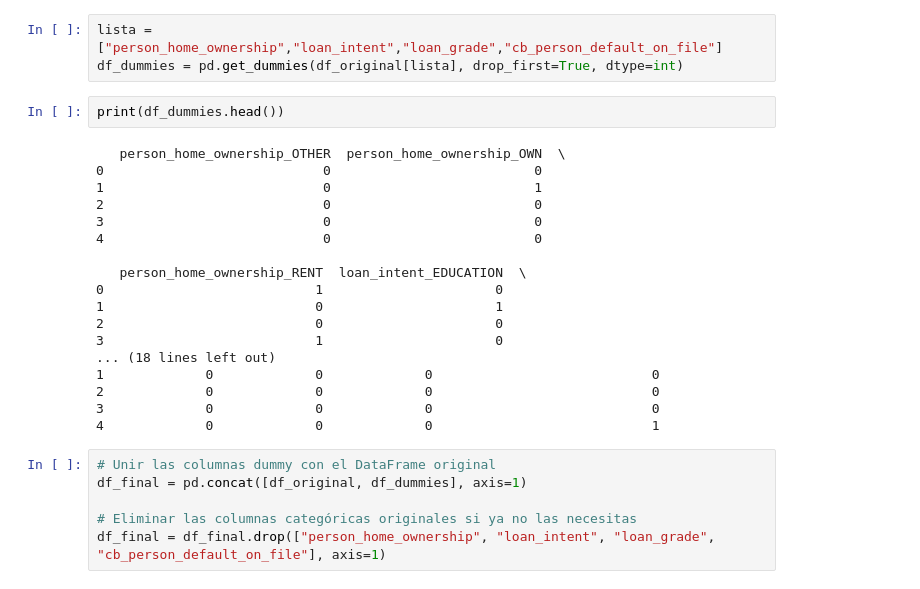
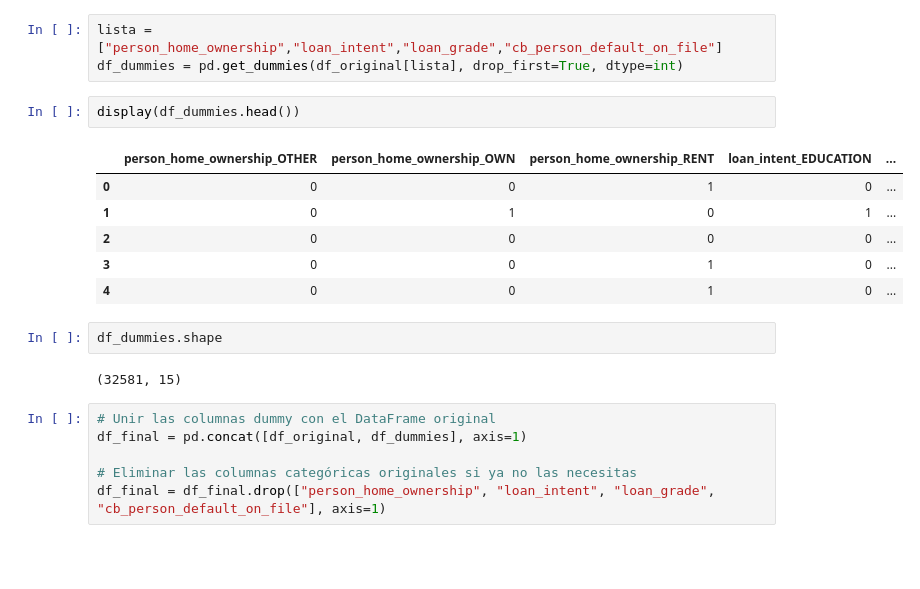
Before and after one commit to Jesus20MM/Proyecto-riesgo-crediticio, a Jupyter notebook: Credit.ipynb, the cells around one changed output. Saved outputs shown, nothing was run; the diff lists cells and outputs as text; blank space fills up the shorter version.

```diff
--- a/Credit.ipynb
+++ b/Credit.ipynb
@@ -752,25 +779,18 @@ df_original.head()
 lista = ["person_home_ownership","loan_intent","loan_grade","cb_person_default_on_file"]
 df_dummies = pd.get_dummies(df_original[lista], drop_first=True, dtype=int)
 # %%
-print(df_dummies.head())
+display(df_dummies.head())
 # %% [output]
-   person_home_ownership_OTHER  person_home_ownership_OWN  \
-0                            0                          0
-1                            0                          1
-2                            0                          0
-3                            0                          0
-4                            0                          0
-
-   person_home_ownership_RENT  loan_intent_EDUCATION  \
-0                           1                      0
-1                           0                      1
-2                           0                      0
-3                           1                      0
-... (18 lines left out)
-1             0             0             0                            0
-2             0             0             0                            0
-3             0             0             0                            0
-4             0             0             0                            1
+|  | person_home_ownership_OTHER | person_home_ownership_OWN | person_home_ownership_RENT | loan_intent_EDUCATION | ... |
+| 0 | 0 | 0 | 1 | 0 | ... |
+| 1 | 0 | 1 | 0 | 1 | ... |
+| 2 | 0 | 0 | 0 | 0 | ... |
+| 3 | 0 | 0 | 1 | 0 | ... |
+| 4 | 0 | 0 | 1 | 0 | ... |
+# %%
+df_dummies.shape
+# %% [output]
+(32581, 15)
 # %%
 # Unir las columnas dummy con el DataFrame original
 df_final = pd.concat([df_original, df_dummies], axis=1)
```
Also changed, not shown: parts of 33 cells of this notebook.
